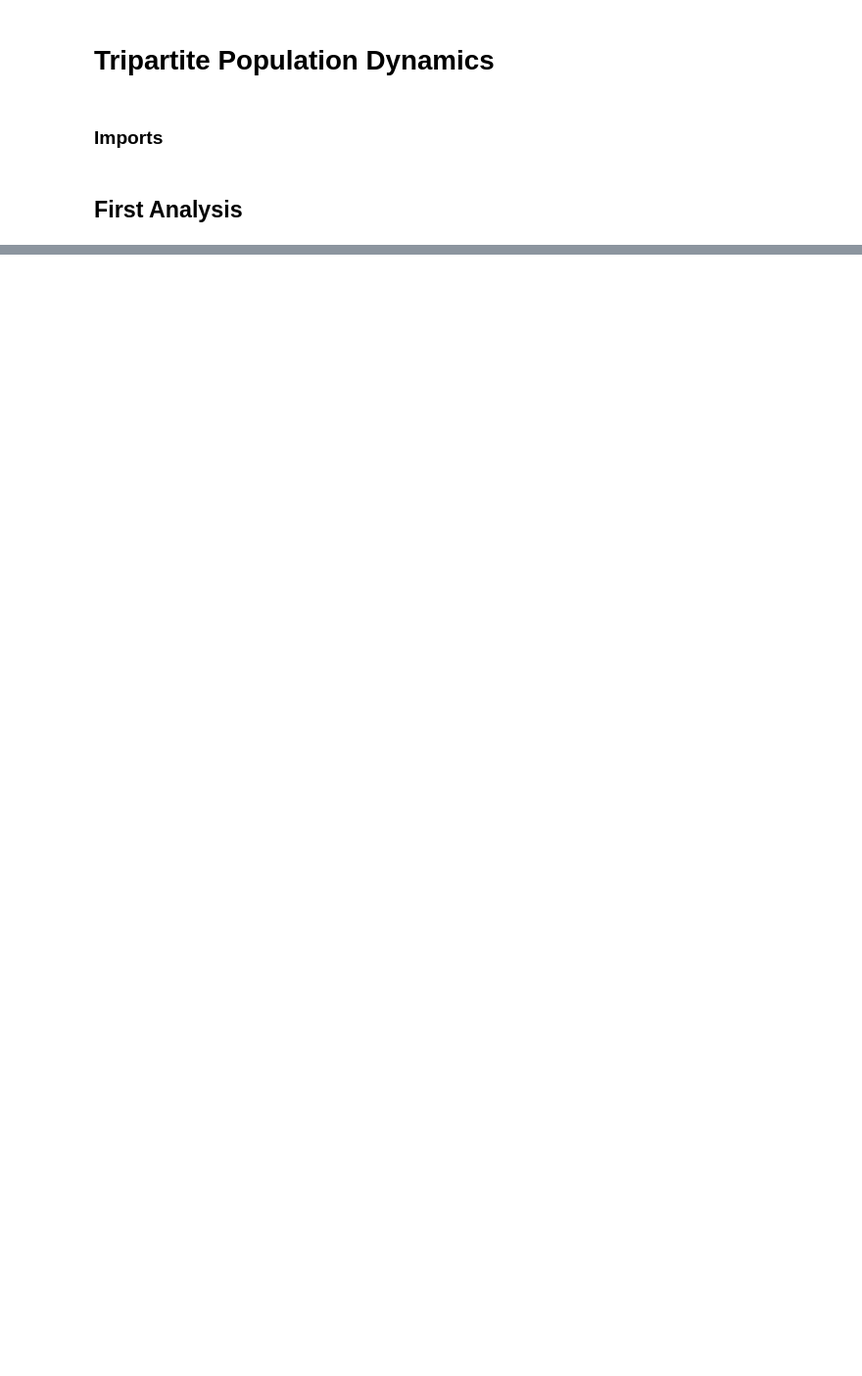
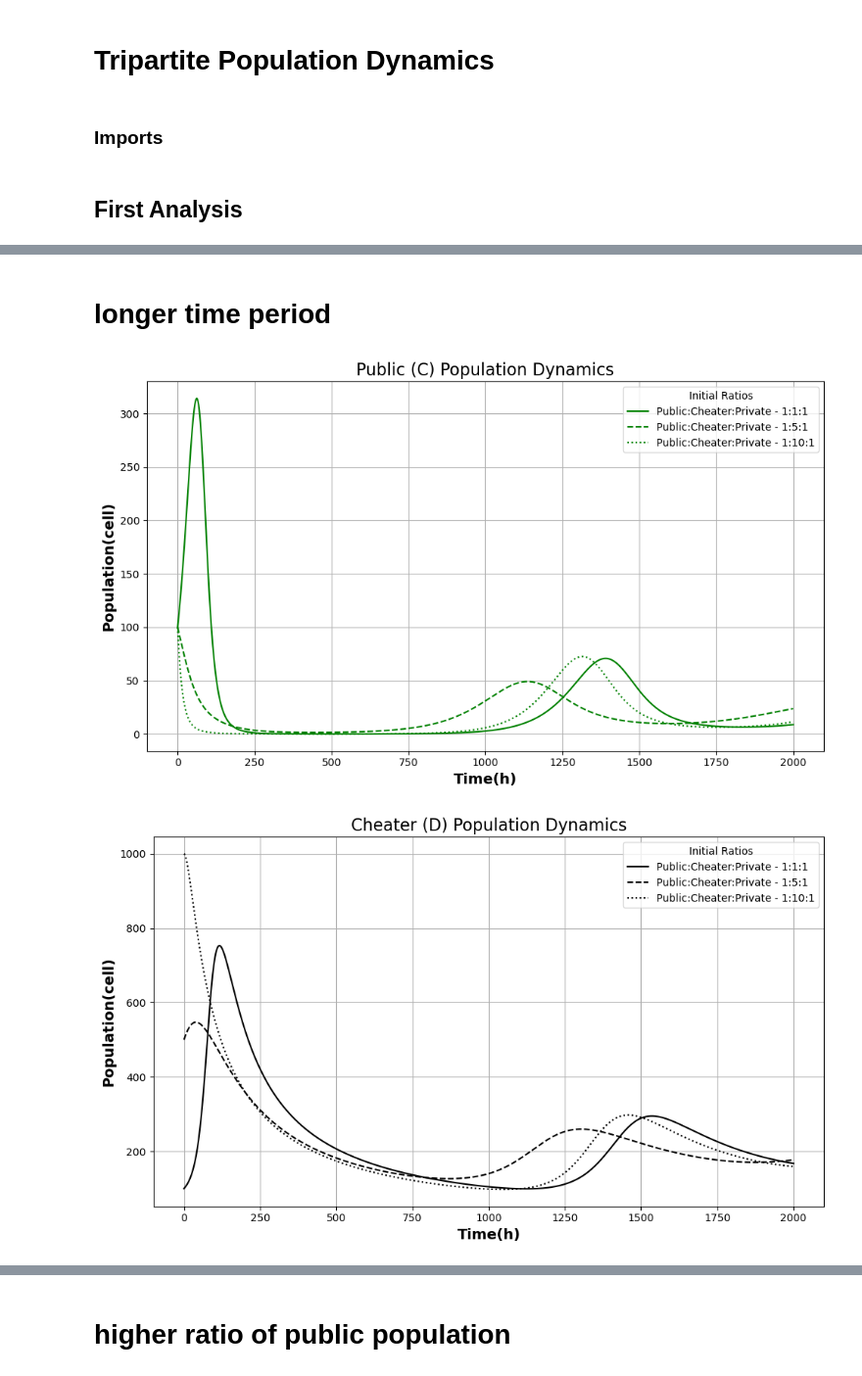
Before and after one commit to Computational-Biology-Aachen/FightClub, a Jupyter notebook: main.ipynb, the cells around one changed output, grey strips where cells are left out. Shown at 98% size. Cells and saved outputs as stored; diff of their text form; code cells hidden in the pictures; blank space fills up the shorter version.

```diff
--- a/main.ipynb
+++ b/main.ipynb
@@ -28,0 +113,8 @@ plt.savefig("output/figures/fig1.png", dpi=300)
+# %% [markdown]
+# longer time period
+# %%
+t_updated = np.linspace(0, 2000, 1000)
+simulate_population(t_updated, ratios, colors, line_styles, parameters, save_name_suffix="updated_time")
+# %% [output]
+[figure, added]
+[figure, added]
@@ -28,0 +122,2 @@ plt.savefig("output/figures/fig1.png", dpi=300)
+# %% [markdown]
+# higher ratio of public population
```
Also changed, not shown: parts of 15 cells of this notebook, 5 other files.
